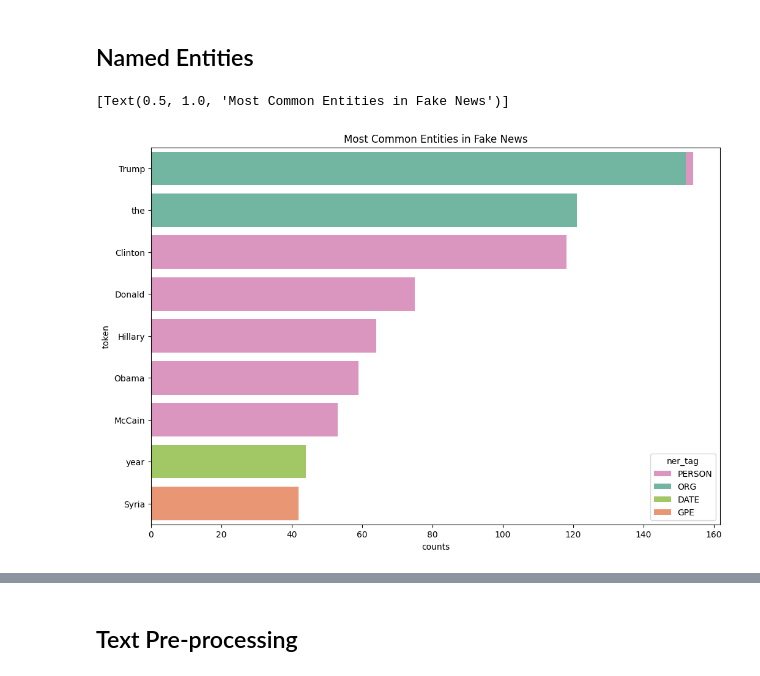
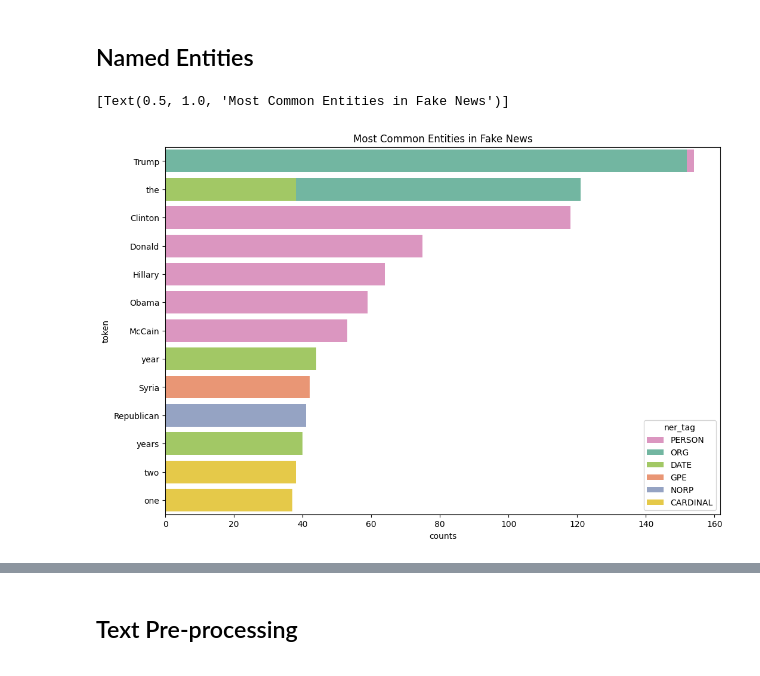
Before and after one commit to t3manish/NLP, a Jupyter notebook: introtonlp-365/8 Practical.ipynb, the cells around one changed output, grey strips where cells are left out. Cells and saved outputs as stored; diff of their text form; code cells hidden in the pictures.

```diff
--- a/introtonlp-365/8 Practical.ipynb
+++ b/introtonlp-365/8 Practical.ipynb
@@ -289,17 +337,17 @@ ner_palette = {
 # %%
 sns.barplot(
     x = 'counts',
     y = 'token',
     hue = 'ner_tag',
     palette = ner_palette,
-    data = top_entities_fake[0:10],
+    data = top_entities_fake[0:15],
     orient = 'h',
     dodge=False
 ) \
 .set(title='Most Common Entities in Fake News')
 # %% [output]
 [Text(0.5, 1.0, 'Most Common Entities in Fake News')]
-[figure, old version]
+[figure, new version]
 # %%
 sns.barplot(
     x = 'counts',
```
Also changed, not shown: parts of 16 cells of this notebook.
